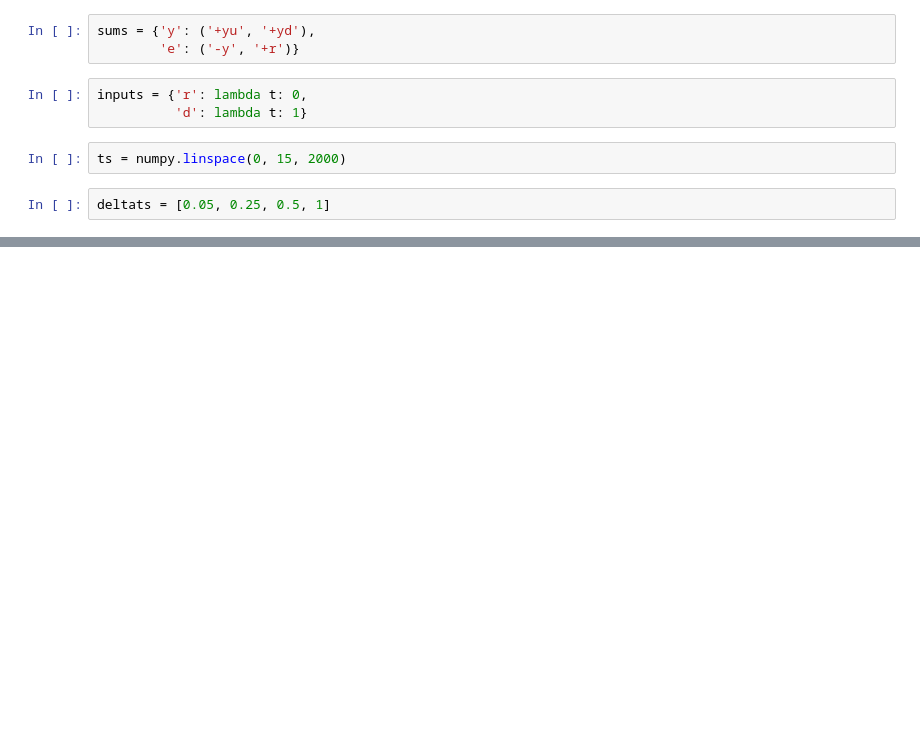
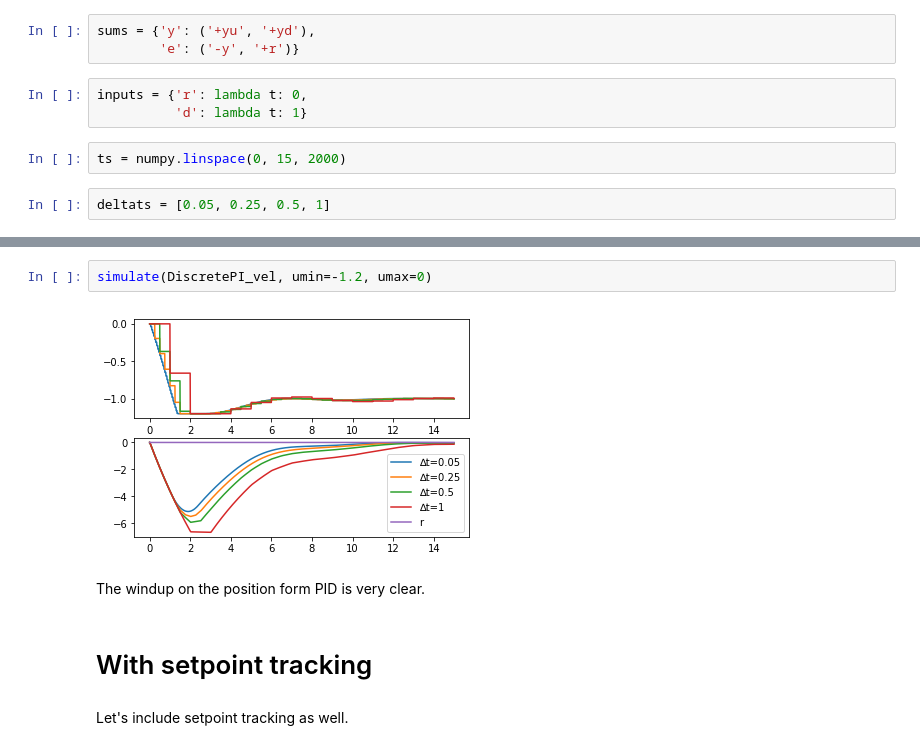
Before and after one commit to alchemyst/Dynamics-and-Control, a Jupyter notebook: 2_Control/6_Discrete_control_and_analysis/Discrete PI.ipynb, the cells around one changed output, grey strips where cells are left out. Cells and saved outputs as stored; diff of their text form; blank space fills up the shorter version.

```diff
--- a/2_Control/6_Discrete_control_and_analysis/Discrete PI.ipynb
+++ b/2_Control/6_Discrete_control_and_analysis/Discrete PI.ipynb
@@ -97,0 +124,10 @@ plt.legend()
+# %%
+simulate(DiscretePI_vel, umin=-1.2, umax=0)
+# %% [output]
+[figure, added]
+# %% [markdown]
+The windup on the position form PID is very clear.
+# %% [markdown]
+# With setpoint tracking
+# %% [markdown]
+Let's include setpoint tracking as well.
```
Also changed, not shown: parts of 16 cells of this notebook.
